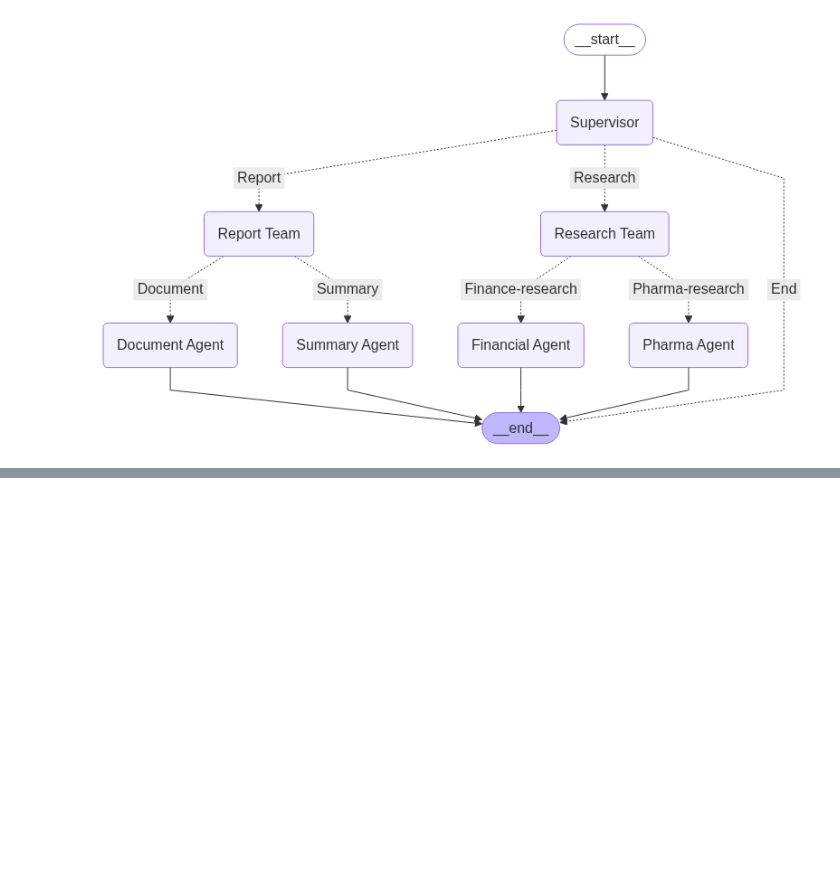
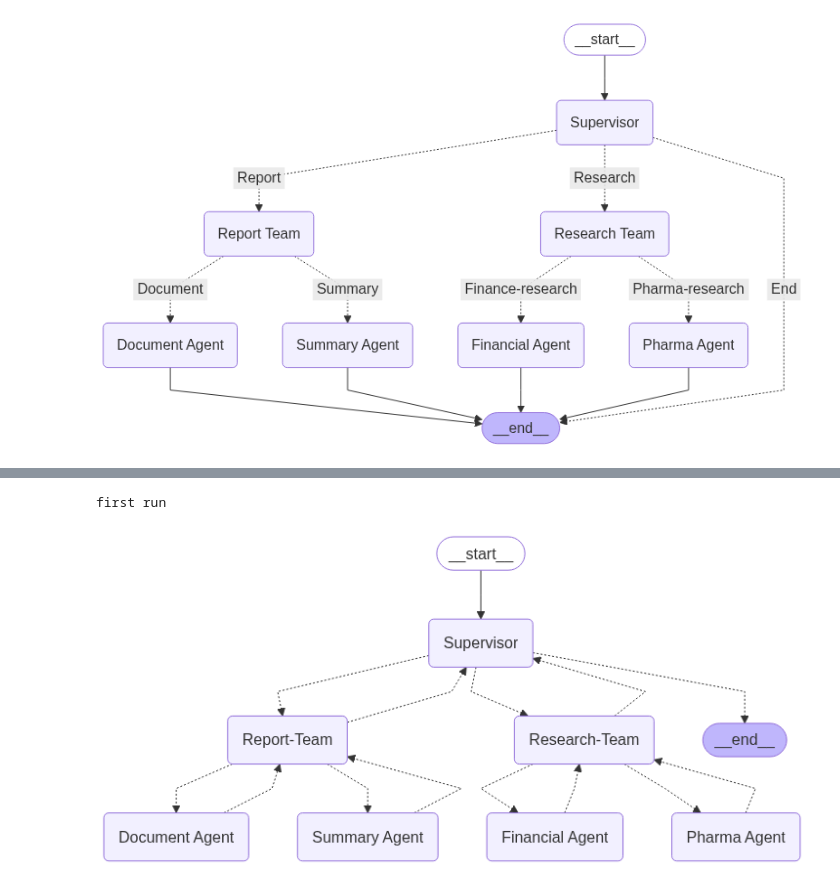
Before and after one commit to muhammedfayiz122/AgenticAI_course_assignments, a Jupyter notebook: Assignment5/notebooks/exp.ipynb, the cells around one changed output, grey strips where cells are left out. Cells and saved outputs as stored; diff of their text form; code cells hidden in the pictures; blank space fills up the shorter version.

```diff
--- a/Assignment5/notebooks/exp.ipynb
+++ b/Assignment5/notebooks/exp.ipynb
@@ -123,0 +405,76 @@ first run
+# %%
+def financial_agent_node(self) -> Command[Literal["Research-Team"]]:
+    """
+    """
+    goto = "Research Team"
+    return Command(goto=goto, update={"next":goto})
+# %%
+def report_team_node(self, state) -> Command[Literal["Supervisor", "Summary Agent", "Document Agent"]]: pass
+# %%
+def summary_agent_node(self, state) -> Command[Literal["Report-Team"]]:
+    """
+    """
+    pass
+# %%
+
+def document_agent_node(self, state) -> Command[Literal["Report-Team"]]:
+    """
+    """
+    pass
+# %%
+graph_builder = StateGraph(AgenticState)
+
+# Add nodes
+graph_builder.add_node("Supervisor", supervisor_node)
+graph_builder.add_node("Research-Team", research_team_node)
+graph_builder.add_node("Report-Team", report_team_node)
+graph_builder.add_node("Pharma Agent", pharma_agent_node)
+graph_builder.add_node("Financial Agent", financial_agent_node)
+graph_builder.add_node("Summary Agent", summary_agent_node)
+graph_builder.add_node("Document Agent", document_agent_node)
+
+tools_for_research = pharma_agent_node
+# Add edges
+# graph_builder.add_conditional_edges(
+#     "Supervisor",
+#     router_to_teams,
+#     {
+#         "Research": "Research Team",
+#         "Report": "Report Team",
+#         "End": END
+#     }
+# )
+
+# graph_builder.add_conditional_edges(
+#         "Research Team",
+#         router_to_research_tool,
+#         {
+#             "pharmacy tool": "Pharma Agent",
+#             "finance": "Financial Agent",
+#         }
+# )
+# graph_builder.add_edge("Financial Agent", "Research Team")
+# graph_builder.add_edge("Pharma Agent", "Research Team")
+
+# Report part
+# graph_builder.add_conditional_edges(
+#     "Report Team",
+#     router_to_report_tool,
+#     {
+#         "Summary":  "Summary Agent",
+#         "Document": "Document Agent"
+#     }
+# )
+# # graph_builder.add_edge("Summary Agent", "Report-Team")
+# graph_builder.add_edge("Document Agent", "Report-Team")
+
+# Entry point and Exit point
+graph_builder.add_edge(START, "Supervisor")
+graph_builder.add_edge("Supervisor", END)
+
+# Compile
+print("first run")
+graph_builder.compile()
+# %% [output]
+first run
+[figure, added]
```
Also changed, not shown: parts of 18 cells of this notebook, 7 other files.
